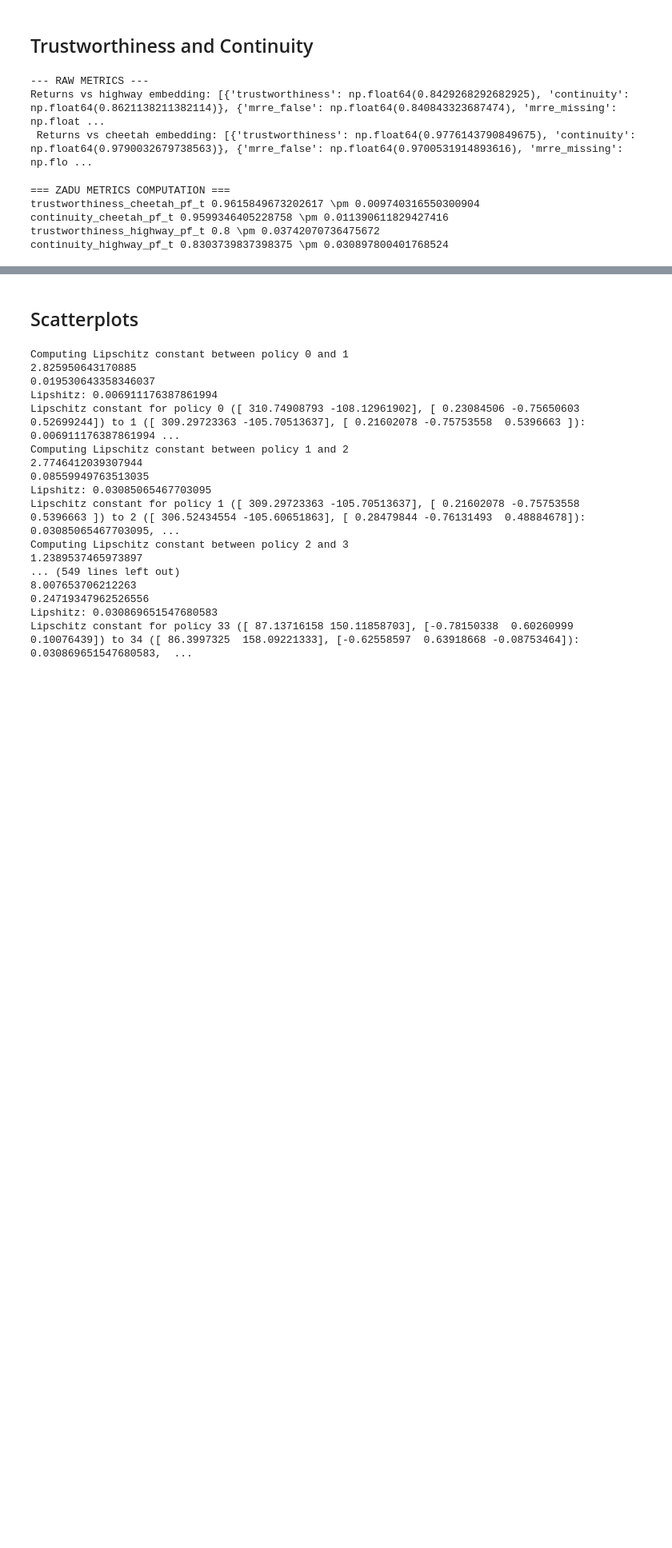
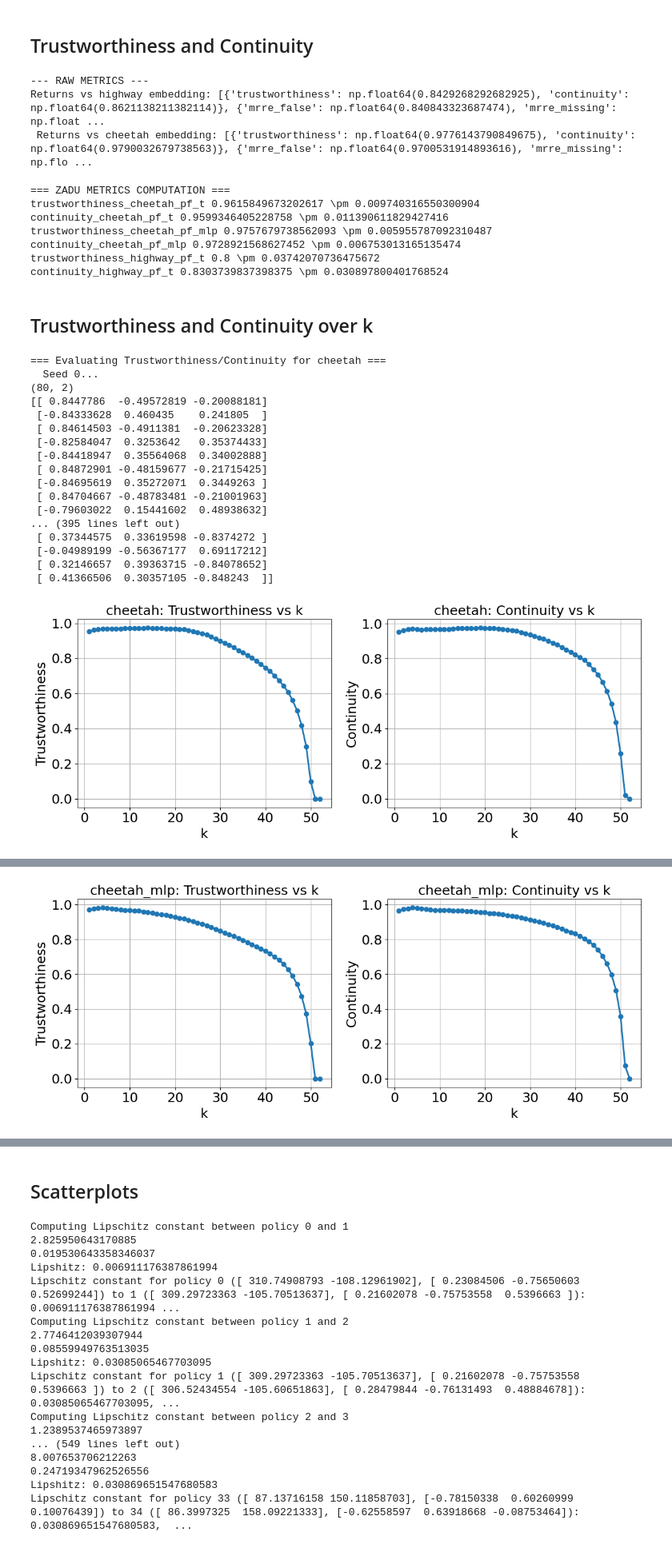
Before and after one commit to ffelten/Behavior-vs-Objective-Space, a Jupyter notebook: morl_behavior_objective/analysis/analysis_others.ipynb, the cells around one changed output, grey strips where cells are left out. Shown at 80% size. Cells and saved outputs as stored; diff of their text form; code cells hidden in the pictures; blank space fills up the shorter version.

Commit message:
added k-curves

```diff
--- a/morl_behavior_objective/analysis/analysis_others.ipynb
+++ b/morl_behavior_objective/analysis/analysis_others.ipynb
@@ -95,6 +97,7 @@ print("=== ZADU METRICS COMPUTATION ===")
 
 trustworthiness_cheetah_pf_t = []
 trustworthiness_hopper_pf_t = []
+trustworthiness_cheetah_pf_mlp = []
 trustworthiness_highway_pf_t = []
 trustworthiness_hopper3d_pf_t = []
 
@@ -102,6 +105,7 @@ continuity_cheetah_pf_t = []
 continuity_hopper_pf_t = []
 continuity_highway_pf_t = []
 continuity_hopper3d_pf_t = []
+continuity_cheetah_pf_mlp = []
 
 
 for seed in range(5):
@@ -110,6 +114,7 @@ for seed in range(5):
         "cheetah": {
             "trajectory_dir": "../../trajectories/morld/mo-halfcheetah-v5/seed0",
             "embedding_path": f"../../trajectories/morld/mo-halfcheetah-v5/embeddings/mean_be_MHC_e100_seed{seed}.json",
+            "mlp_path": f"../../trajectories/morld/mo-halfcheetah-v5/embeddings/mean_mlp_MHC_e100_seed{seed}_mlp.json",
         },
         "highway": {
             "trajectory_dir": "../../trajectories/morld/mo-highway-fast-v0/seed0",
@@ -127,6 +132,7 @@ for seed in range(5):
 
 
     cheetah_emb_seed, _ = load_transformer_embeddings(environments["cheetah"]["embedding_path"])
+    cheetah_mlp_emb_seed = load_transformer_embeddings(environments["cheetah"]["mlp_path"])[0]
     highway_emb_seed, _ = load_transformer_embeddings(environments["highway"]["embedding_path"])
     # hopper_2d_emb, _ = load_transformer_embeddings(environments["hopper_2d"]["embedding_path"])
     # hopper_3d_emb, _ = load_transformer_embeddings(environments["hopper_3d"]["embedding_path"])
@@ -138,9 +144,12 @@ for seed in range(5):
 
     cheetah_pf_t = compute_zadu_metrics(returns_cheetah_seed, cheetah_emb_seed)
     highway_pf_t = compute_zadu_metrics(returns_highway_seed, highway_emb_seed)
+    cheetah_pf_mlp = compute_zadu_metrics(returns_cheetah_seed, cheetah_mlp_emb_seed)
 
     trustworthiness_cheetah_pf_t.append(cheetah_pf_t[0]["trustworthiness"])
     continuity_cheetah_pf_t.append(cheetah_pf_t[0]["continuity"])
+    trustworthiness_cheetah_pf_mlp.append(cheetah_pf_mlp[0]["trustworthiness"])
+    continuity_cheetah_pf_mlp.append(cheetah_pf_mlp[0]["continuity"])
     trustworthiness_highway_pf_t.append(highway_pf_t[0]["trustworthiness"])
     continuity_highway_pf_t.append(highway_pf_t[0]["continuity"])
 
@@ -150,6 +159,11 @@ print("trustworthiness_cheetah_pf_t", np.mean(trustworthiness_cheetah_pf_t), "\\
 
 print("continuity_cheetah_pf_t", np.mean(continuity_cheetah_pf_t), "\\pm", np.std(continuity_cheetah_pf_t))
 
+print("trustworthiness_cheetah_pf_mlp", np.mean(trustworthiness_cheetah_pf_mlp), "\\pm", np.std(trustworthiness_cheetah_pf_mlp))
+
+print("continuity_cheetah_pf_mlp", np.mean(continuity_cheetah_pf_mlp), "\\pm", np.std(continuity_cheetah_pf_mlp))
+
+
 print("trustworthiness_highway_pf_t", np.mean(trustworthiness_highway_pf_t), "\\pm", np.std(trustworthiness_highway_pf_t))
 
 print("continuity_highway_pf_t", np.mean(continuity_highway_pf_t), "\\pm", np.std(continuity_highway_pf_t))
@@ -157,5 +171,9 @@ print("continuity_highway_pf_t", np.mean(continuity_highway_pf_t), "\\pm", np.st
 === ZADU METRICS COMPUTATION ===
 trustworthiness_cheetah_pf_t 0.9615849673202617 \pm 0.009740316550300904
 continuity_cheetah_pf_t 0.9599346405228758 \pm 0.011390611829427416
+trustworthiness_cheetah_pf_mlp 0.9757679738562093 \pm 0.005955787092310487
+continuity_cheetah_pf_mlp 0.9728921568627452 \pm 0.006753013165135474
 trustworthiness_highway_pf_t 0.8 \pm 0.03742070736475672
 continuity_highway_pf_t 0.8303739837398375 \pm 0.030897800401768524
+# %% [markdown]
+## Trustworthiness and Continuity over k
@@ -161,0 +399,52 @@ continuity_highway_pf_t 0.8303739837398375 \pm 0.030897800401768524
+# %%
+environments = {
+    "cheetah": {
+        "trajectory_dir": "../../trajectories/morld/mo-halfcheetah-v5/seed{seed}",
+        "embedding_path": "../../trajectories/morld/mo-halfcheetah-v5/embeddings/mean_be_MHC_e100_seed{seed}.json"
+    },
+    "cheetah_mlp": {
+        "trajectory_dir": "../../trajectories/morld/mo-halfcheetah-v5/seed{seed}",
+        "embedding_path": "../../trajectories/morld/mo-halfcheetah-v5/embeddings/mean_mlp_MHC_e100_seed{seed}_mlp.json"
+    },
+    "cheetah_db": {
+        "trajectory_dir": "../../trajectories/morld/mo-halfcheetah-v5/seed{seed}",
+        "embedding_path": "../../trajectories/morld/mo-halfcheetah-v5/embeddings/mean_db_MHC_e100_seed{seed}_mlp.json"
+    }
+}
+
+for env_name, cfg in environments.items():
+    mean_trust, mean_cont = evaluate_tc_over_seeds(
+        env_name,
+        cfg,
+        num_seeds=5,
+        k_min=1,
+        k_max=None   # or set a safe cap
+    )
+    import matplotlib as mpl
+    import matplotlib.pyplot as plt
+
+    mpl.rcParams["text.usetex"] = False
+    mpl.rcParams["font.family"] = "sans-serif"
+    mpl.rcParams["mathtext.default"] = "regular"
+
+    plt.close("all")
+    plot_tc_curves(env_name, mean_trust, mean_cont)
+# %% [output]
+=== Evaluating Trustworthiness/Continuity for cheetah ===
+  Seed 0...
+(80, 2)
+[[ 0.8447786  -0.49572819 -0.20088181]
+ [-0.84333628  0.460435    0.241805  ]
+ [ 0.84614503 -0.4911381  -0.20623328]
+ [-0.82584047  0.3253642   0.35374433]
+ [-0.84418947  0.35564068  0.34002888]
+ [ 0.84872901 -0.48159677 -0.21715425]
+ [-0.84695619  0.35272071  0.3449263 ]
+ [ 0.84704667 -0.48783481 -0.21001963]
+ [-0.79603022  0.15441602  0.48938632]
+... (395 lines left out)
+ [ 0.37344575  0.33619598 -0.8374272 ]
+ [-0.04989199 -0.56367177  0.69117212]
+ [ 0.32146657  0.39363715 -0.84078652]
+ [ 0.41366506  0.30357105 -0.848243  ]]
+[figure, added]
@@ -161,0 +468 @@ continuity_highway_pf_t 0.8303739837398375 \pm 0.030897800401768524
+[figure, added]
```
Also changed, not shown: parts of 9 cells of this notebook.
